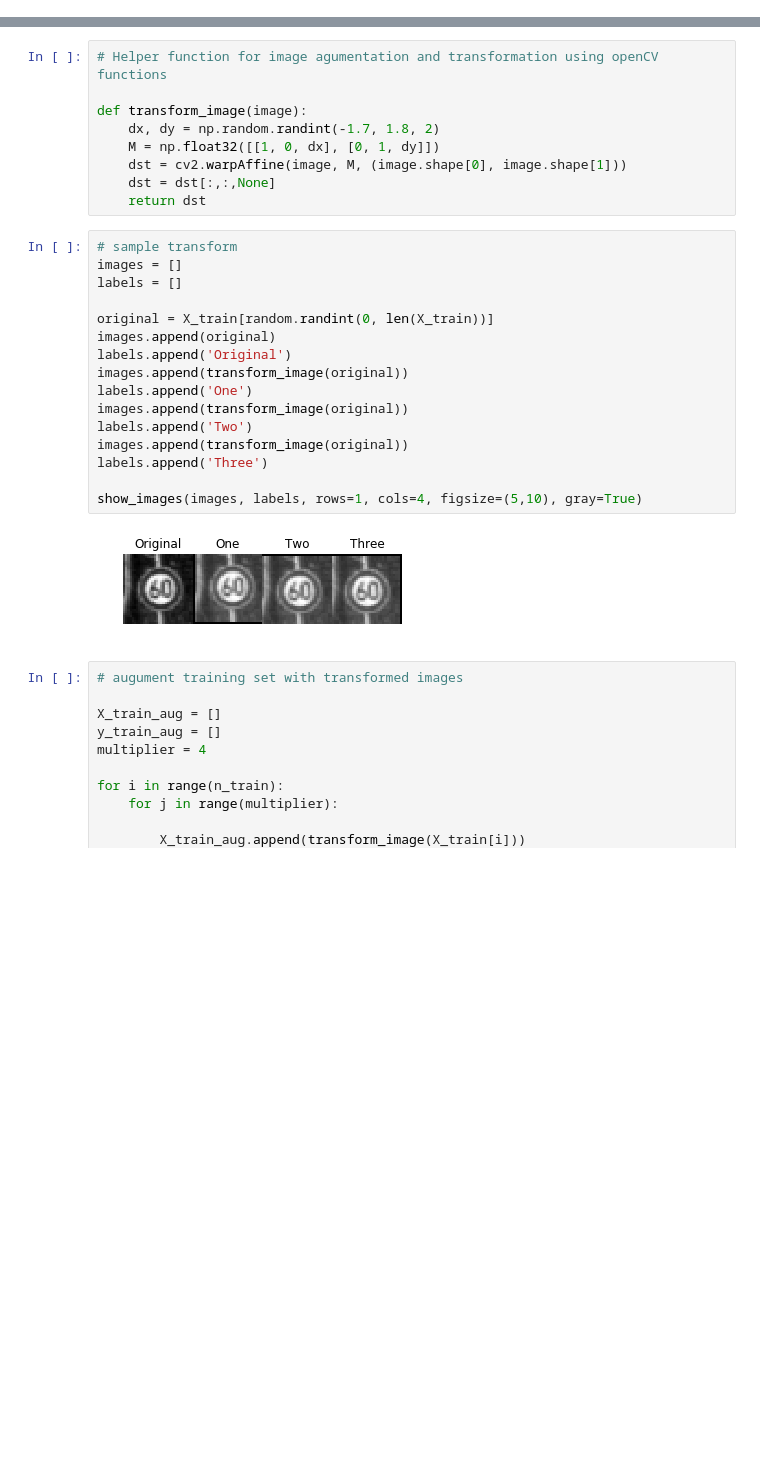
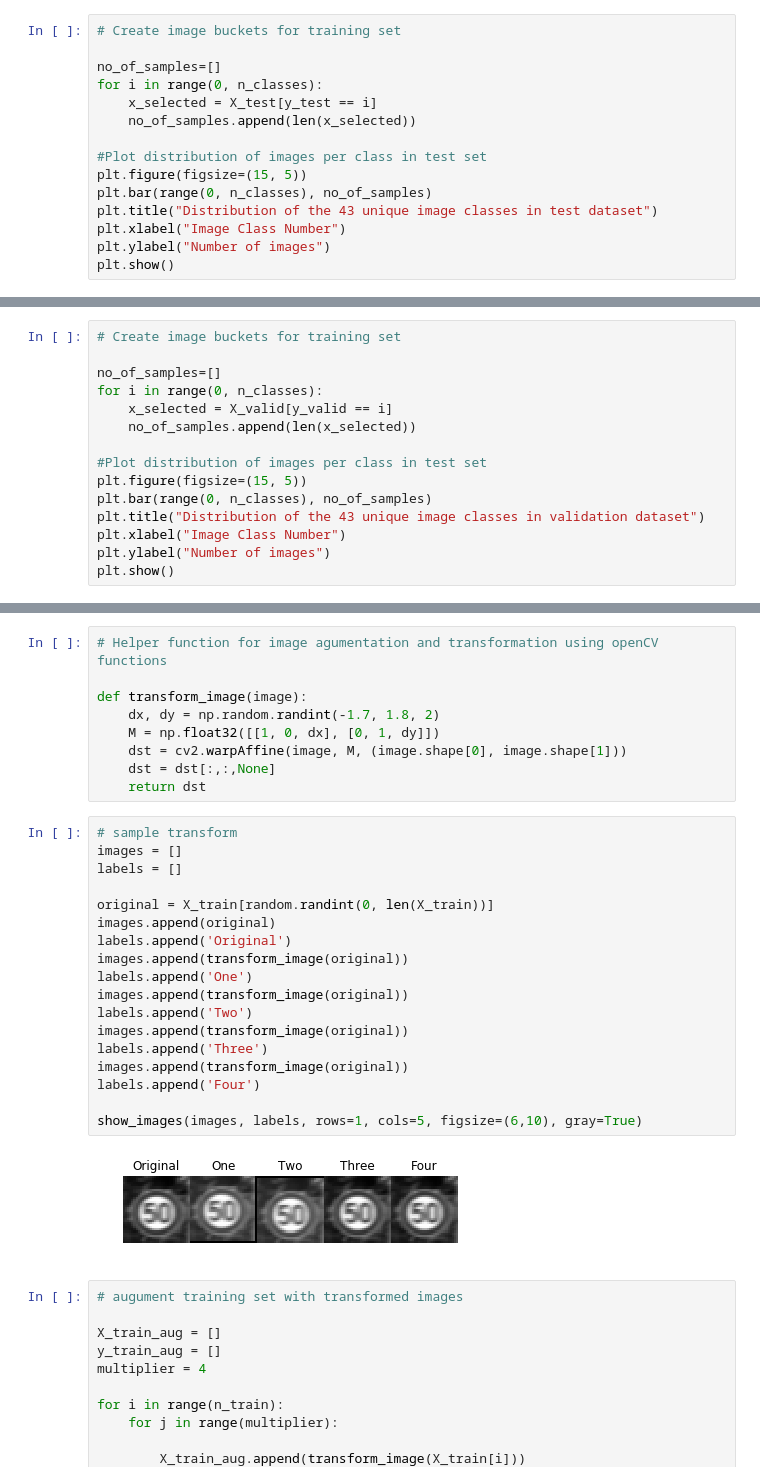
Before and after one commit to santhoshpkumar/Traffic-Sign-Classifier, a Jupyter notebook: Traffic_Sign_Classifier.ipynb, the cells around one changed output, grey strips where cells are left out. Drawn from its saved outputs; the diff is of its cells as text; blank space fills up the shorter version.

```diff
--- a/Traffic_Sign_Classifier.ipynb
+++ b/Traffic_Sign_Classifier.ipynb
@@ -161,3 +163,18 @@ plt.ylabel("Number of images")
 plt.show()
 # %% [output]
 [figure]
+# %%
+# Create image buckets for training set
+
+no_of_samples=[]
+for i in range(0, n_classes):
+    x_selected = X_test[y_test == i]
+    no_of_samples.append(len(x_selected))
+
+#Plot distribution of images per class in test set
+plt.figure(figsize=(15, 5))
+plt.bar(range(0, n_classes), no_of_samples)
+plt.title("Distribution of the 43 unique image classes in test dataset")
+plt.xlabel("Image Class Number")
+plt.ylabel("Number of images")
+plt.show()
@@ -163,0 +183,15 @@ plt.show()
+# %%
+# Create image buckets for training set
+
+no_of_samples=[]
+for i in range(0, n_classes):
+    x_selected = X_valid[y_valid == i]
+    no_of_samples.append(len(x_selected))
+
+#Plot distribution of images per class in test set
+plt.figure(figsize=(15, 5))
+plt.bar(range(0, n_classes), no_of_samples)
+plt.title("Distribution of the 43 unique image classes in validation dataset")
+plt.xlabel("Image Class Number")
+plt.ylabel("Number of images")
+plt.show()
@@ -307,21 +343,23 @@ def transform_image(image):
 # %%
 # sample transform
 images = []
 labels = []
 
 original = X_train[random.randint(0, len(X_train))]
 images.append(original)
 labels.append('Original')
 images.append(transform_image(original))
 labels.append('One')
 images.append(transform_image(original))
 labels.append('Two')
 images.append(transform_image(original))
 labels.append('Three')
+images.append(transform_image(original))
+labels.append('Four')
 
-show_images(images, labels, rows=1, cols=4, figsize=(5,10), gray=True)
+show_images(images, labels, rows=1, cols=5, figsize=(6,10), gray=True)
 # %% [output]
-[figure, old version]
+[figure, new version]
 # %%
 # augument training set with transformed images
 
```
Also changed, not shown: parts of 13 cells of this notebook.
